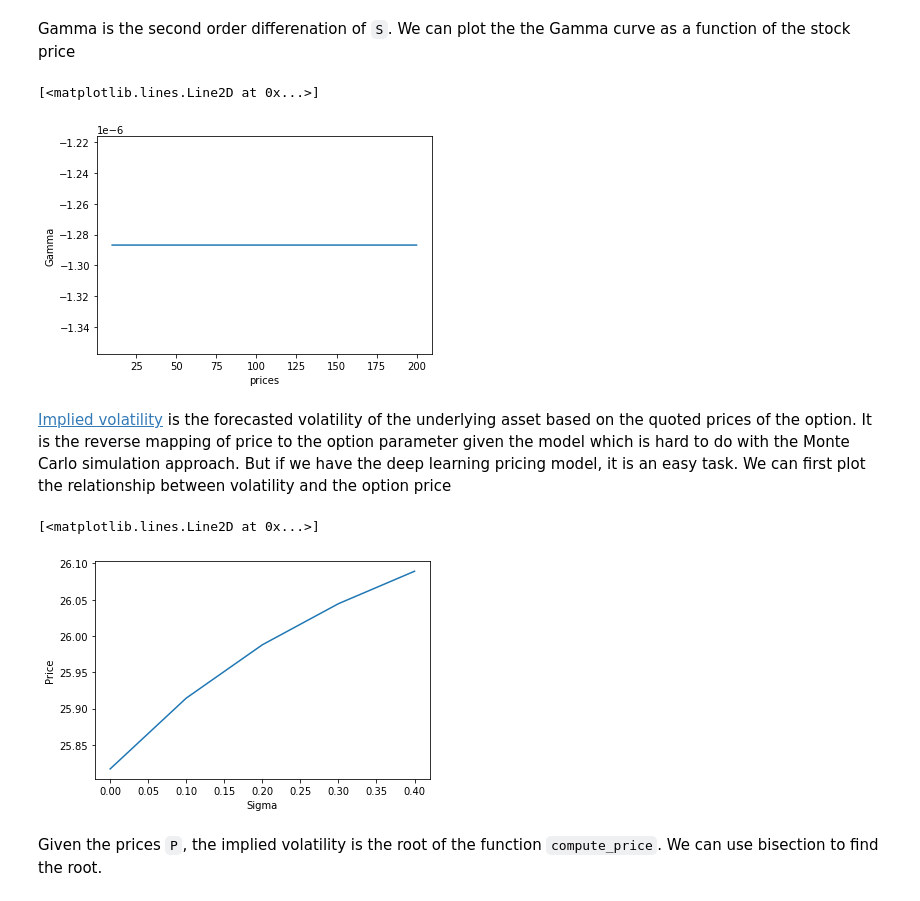
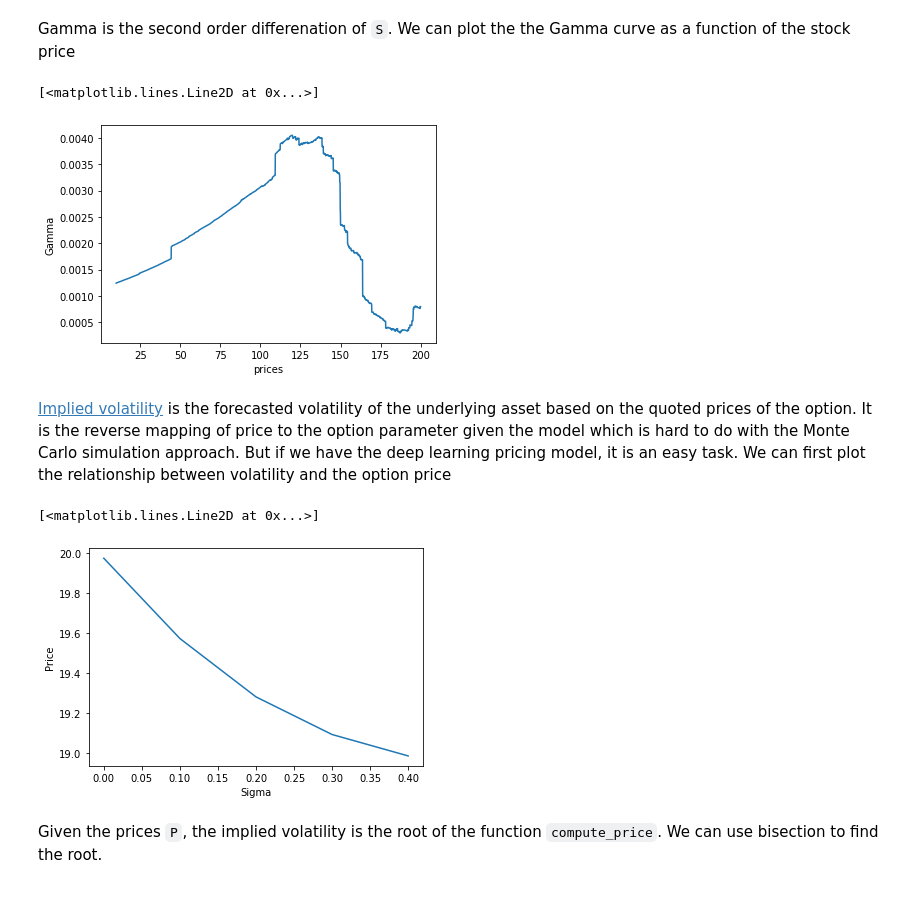
Before and after one commit to xinyanz-erin/Applied-Finance-Project, a Jupyter notebook: From Colab/Combined.ipynb, the cells around one changed output. Drawn from its saved outputs; the diff is of its cells as text; code cells hidden in the pictures.

```diff
--- a/From Colab/Combined.ipynb
+++ b/From Colab/Combined.ipynb
@@ -778,7 +783,7 @@ from torch.autograd import grad
 import pylab
 import numpy as np
 def compute_delta(S):
-    inputs = torch.tensor([[110.0, 100.0, 120.0, 0.35, 0.1, 0.05,
+    inputs = torch.tensor([[110.0, 100.0, S, 0.35, 0.1, 0.05,
                                            110.0, 100.0, 120.0, 0.35, 0.1, 0.05,
                                            110.0, 100.0, 120.0, 0.35, 0.1, 0.05]]).cuda()
     inputs.requires_grad = True
@@ -787,7 +792,7 @@ def compute_delta(S):
     x.backward()
     first_order_gradient = inputs.grad
     return first_order_gradient[0][2]
-prices = np.arange(10, 200, 0.1)
+prices = np.arange(10, 300, 0.1)
 deltas = []
 for p in prices:
     deltas.append(compute_delta(p).item())
@@ -828,28 +833,28 @@ Gamma is the second order differenation of `S`. We can plot the the Gamma curve
 # %%
 import pylab
 import numpy as np
 def compute_gamma(S):
-    inputs = torch.tensor([[110.0, 100.0, 120.0, 0.35, 0.1, 0.05,
+    inputs = torch.tensor([[110.0, 100.0, S, 0.35, 0.1, 0.05,
                                            110.0, 100.0, 120.0, 0.35, 0.1, 0.05,
                                            110.0, 100.0, 120.0, 0.35, 0.1, 0.05]]).cuda()
     inputs.requires_grad = True
     x = model(inputs.float())
     #x = model(inputs)
     loss_grads = grad(x, inputs, create_graph=True)
     drv = grad(loss_grads[0][0][2], inputs)
     return drv[0][0][2]
 
 prices = np.arange(10, 200, 0.1)
 deltas = []
 for p in prices:
     deltas.append(compute_gamma(p).item())
 fig2 = pylab.plot(prices, deltas)
 pylab.xlabel('prices')
 pylab.ylabel('Gamma')
 fig2
 # %% [output]
 [<matplotlib.lines.Line2D at 0x...>]
-[figure, old version]
+[figure, new version]
 # %% [markdown]
 [Implied volatility](https://en.wikipedia.org/wiki/Implied_volatility) is the forecasted volatility of the underlying asset based on the quoted prices of the option. It is the reverse mapping of price to the option parameter given the model which is hard to do with the Monte Carlo simulation approach. But if we have the deep learning pricing model, it is an easy task. We can first plot the relationship between volatility and the option price
 # %%
@@ -857,8 +862,8 @@ import pylab
 import numpy as np
 def compute_price(sigma):
     inputs = torch.tensor([[110.0, 100.0, 120.0, sigma, 0.1, 0.05,
-                                           110.0, 100.0, 120.0, sigma, 0.1, 0.05,
-                                           110.0, 100.0, 120.0, sigma, 0.1, 0.05]]).cuda()
+                                           110.0, 100.0, 120.0, 0.35, 0.1, 0.05,
+                                           110.0, 100.0, 120.0, 0.35, 0.1, 0.05]]).cuda()
     x = model(inputs.float())
     #x = model(inputs)
     return x.item()
@@ -872,7 +877,7 @@ pylab.ylabel('Price')
 fig3
 # %% [output]
 [<matplotlib.lines.Line2D at 0x...>]
-[figure, old version]
+[figure, new version]
 # %% [markdown]
 Given the prices `P`, the implied volatility is the root of the function `compute_price`. We can use bisection to find the root.
 # %%
```
Also changed, not shown: parts of 7 cells of this notebook.
